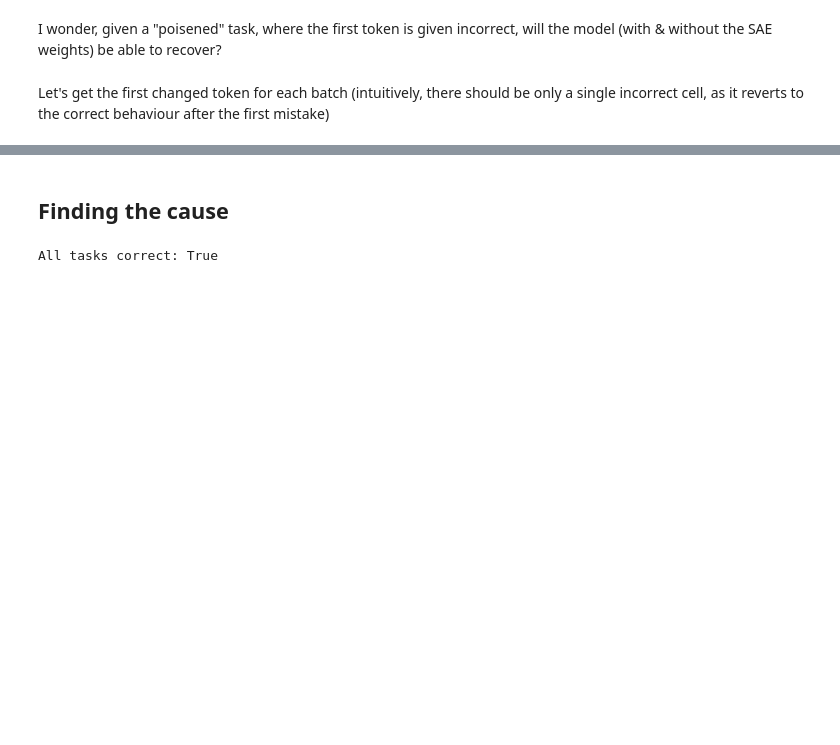
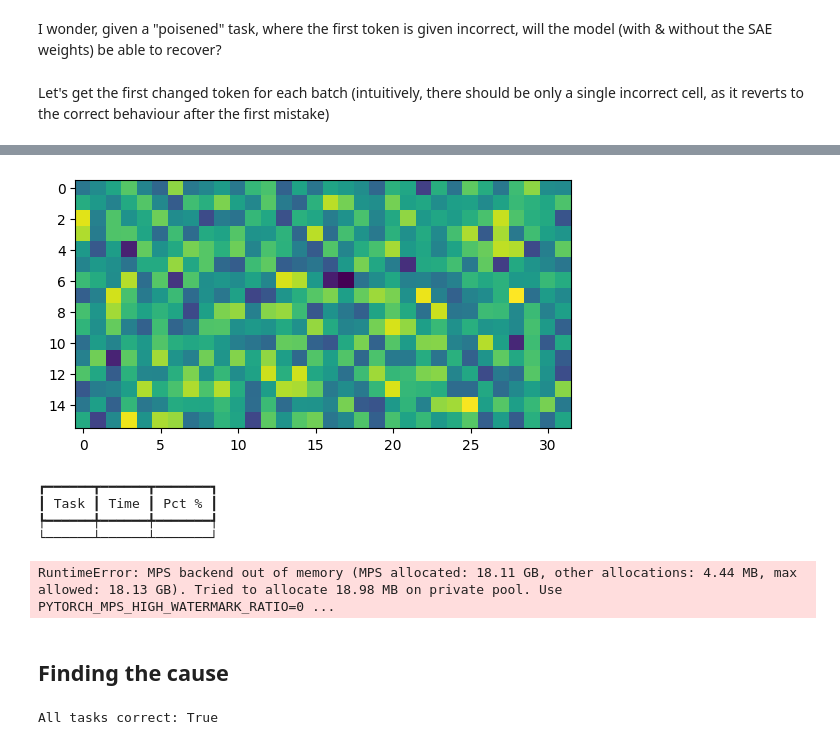
Before and after one commit to tom-pollak/interpretability-culture, a Jupyter notebook: 02_sae.ipynb, the cells around one changed output, grey strips where cells are left out. Drawn from its saved outputs; the diff is of its cells as text; code cells hidden in the pictures; blank space fills up the shorter version.

```diff
--- a/02_sae.ipynb
+++ b/02_sae.ipynb
@@ -504,0 +1042,34 @@ plt.show()
+# %%
+plt.imshow(sae.W_dec[10024].detach().cpu().numpy().reshape(16,32))
+plt.show()
+# %% [output]
+[figure, added]
+# %%
+from sae_dashboard.sae_vis_data import SaeVisConfig
+from sae_dashboard.sae_vis_runner import SaeVisRunner
+
+test_feature_idx_gpt = [k for k,c in counts.items() if c >= 2]
+
+feature_vis_config_gpt = SaeVisConfig(
+    hook_point=sae.cfg.hook_name,
+    features=test_feature_idx_gpt,
+    minibatch_size_features=64,
+    minibatch_size_tokens=256,
+    verbose=True,
+    device=str(device),
+)
+
+visualization_data_gpt = SaeVisRunner(feature_vis_config_gpt).run(
+    encoder=sae,
+    model=model, # type: ignore
+    tokens=batch[wrong_because_ablate],
+)
+
+from sae_dashboard.data_writing_fns import save_feature_centric_vis, save_prompt_centric_vis
+
+save_feature_centric_vis(sae_vis_data=visualization_data_gpt, filename="demo_feature_dashboards.html")
+# %% [output]
+┏━━━━━━┳━━━━━━┳━━━━━━━┓
+┃ Task ┃ Time ┃ Pct % ┃
+┡━━━━━━╇━━━━━━╇━━━━━━━┩
+└──────┴──────┴───────┘
@@ -504,0 +1135,34 @@ plt.show()
+# %%
+
+from transformer_lens import ActivationCache
+filter_sae_acts = lambda name: ("hook_sae_acts_post" in name)
+def get_cache_fwd_and_bwd(model, tokens, metric):
+    model.reset_hooks()
+    cache = {}
+    def forward_cache_hook(act, hook):
+        cache[hook.name] = act.detach()
+    model.add_hook(filter_sae_acts, forward_cache_hook, "fwd")
+
+    grad_cache = {}
+    def backward_cache_hook(act, hook):
+        grad_cache[hook.name] = act.detach()
+    model.add_hook(filter_sae_acts, backward_cache_hook, "bwd")
+
+    value = metric(model(tokens)[:, final_grid_strip])
+    print(value)
+    value.backward()
+    model.reset_hooks()
+    return value.item(), ActivationCache(cache, model), ActivationCache(grad_cache, model)
+
+
+BASELINE = logit_diff_orig
+def ioi_metric(logits, logit_mask=abl_diff, answer_tokens=answer_tokens):
+    return (logits_to_ave_logit_diff(logits, logit_mask, answer_tokens, per_prompt=True) - BASELINE).sum()
+
+clean_tokens = tokens.clone()
+clean_value, clean_cache, clean_grad_cache = get_cache_fwd_and_bwd(model, clean_tokens, ioi_metric)
+print("Clean Value:", clean_value)
+print("Clean Activations Cached:", len(clean_cache))
+print("Clean Gradients Cached:", len(clean_grad_cache))
+# %% [output]
+RuntimeError: MPS backend out of memory (MPS allocated: 18.11 GB, other allocations: 4.44 MB, max allowed: 18.13 GB). Tried to allocate 18.98 MB on private pool. Use PYTORCH_MPS_HIGH_WATERMARK_RATIO=0 ...
```
Also changed, not shown: parts of 38 cells of this notebook, 8 other files.
